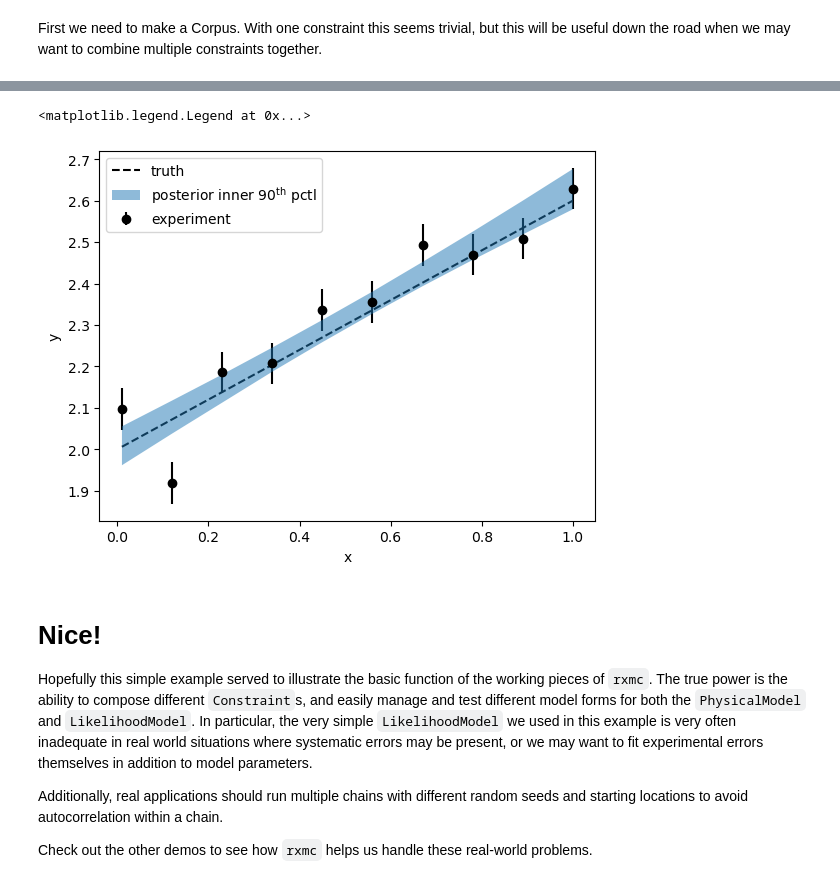
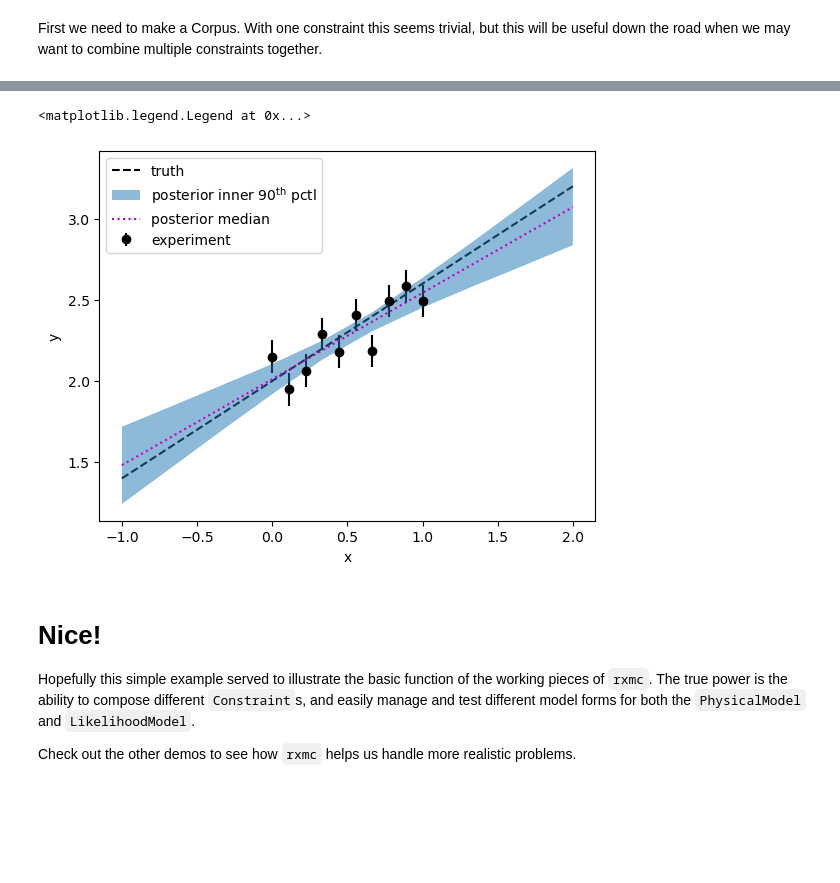
Before and after one commit to beykyle/rxmc, a Jupyter notebook: examples/linear_calibration_demo.ipynb, the cells around one changed output, grey strips where cells are left out. Saved outputs shown, nothing was run; the diff lists cells and outputs as text; code cells hidden in the pictures; blank space fills up the shorter version.

Commit message:
working linear cal example

```diff
--- a/examples/linear_calibration_demo.ipynb
+++ b/examples/linear_calibration_demo.ipynb
@@ -374,2 +379,7 @@ corpus = rxmc.corpus.Corpus([constraint])
+# %%
+walker = rxmc.walker.Walker(
+    sampling_config,
+    corpus,
+)
 # %%
 %%time
@@ -393,3 +397,6 @@ OrderedDict([('m', 0.6), ('b', 2)])
+# %%
+chain = walker.model_chain
+logl = walker.log_posterior_record
 # %%
 fig, axes = plt.subplots(chain.shape[1] + 1, 1, figsize=(8, 8), sharex=True)
 for i in range(chain.shape[1]):
@@ -423,44 +430,45 @@ Text(0.5, 0.98, 'posterior')
+# %%
+x_full = np.linspace(-1,2,10)
 # %%
 n_posterior_samples = chain.shape[0]
-y = np.zeros((n_posterior_samples, len(x)))
+y = np.zeros((n_posterior_samples, len(x_full)))
 for i in range(n_posterior_samples):
     sample = chain[i, :]
-    y[i, :] = my_model.y(x, *sample)
+    y[i, :] = my_model.y(x_full, *sample)
 
-upper, lower = np.percentile(y, [5, 95], axis=0)
+upper, median, lower = np.percentile(y, [5,50, 95], axis=0)
 # %%
-plt.plot(x, my_model.y(x, *list(true_params.values())), "k--", label="truth")
+plt.plot(x_full, my_model.y(x_full, *list(true_params.values())), "k--", label="truth")
 plt.xlabel("x")
 plt.ylabel("y")
 plt.errorbar(
     x,
     obs1.y,
-    np.diag(np.sqrt(obs1.covariance)),
+    obs1.y_stat_err,
     color="k",
     marker="o",
     linestyle="none",
     label="experiment",
 )
 plt.fill_between(
-    x,
+    x_full,
     lower,
     upper,
     alpha=0.5,
     zorder=2,
     label=r"posterior inner 90$^\text{th}$ pctl",
 )
+plt.plot(x_full, median, "m:", label="posterior median")
 
 plt.legend()
 # plt.title("predictive posterior")
 # %% [output]
 <matplotlib.legend.Legend at 0x...>
-[figure, old version]
+[figure, new version]
 # %% [markdown]
 # Nice!
 
-Hopefully this simple example served to illustrate the basic function of the working pieces of `rxmc`. The true power is the ability to compose different `Constraint`s, and easily manage and test different model forms for both the `PhysicalModel` and `LikelihoodModel`. In particular, the very simple `LikelihoodModel` we used in this example is very often inadequate in real world situations where systematic errors may be present, or we may want to fit experimental errors themselves in addition to model parameters.
+Hopefully this simple example served to illustrate the basic function of the working pieces of `rxmc`. The true power is the ability to compose different `Constraint`s, and easily manage and test different model forms for both the `PhysicalModel` and `LikelihoodModel`.
 
 
-Additionally, real applications should run multiple chains with different random seeds and starting locations to avoid autocorrelation within a chain.
-
-Check out the other demos to see how `rxmc` helps us handle these real-world problems.
+Check out the other demos to see how `rxmc` helps us handle more realistic problems.
```
Also changed, not shown: parts of 35 cells of this notebook.
